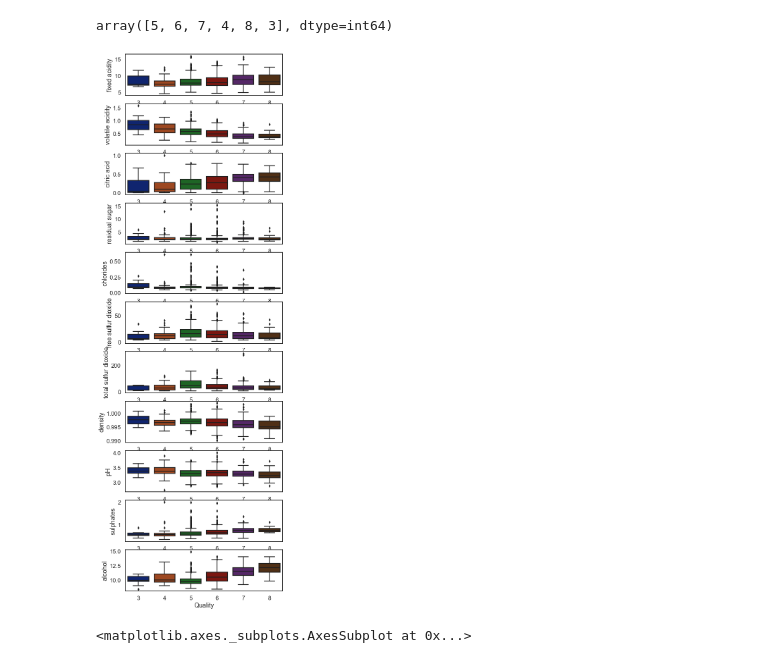
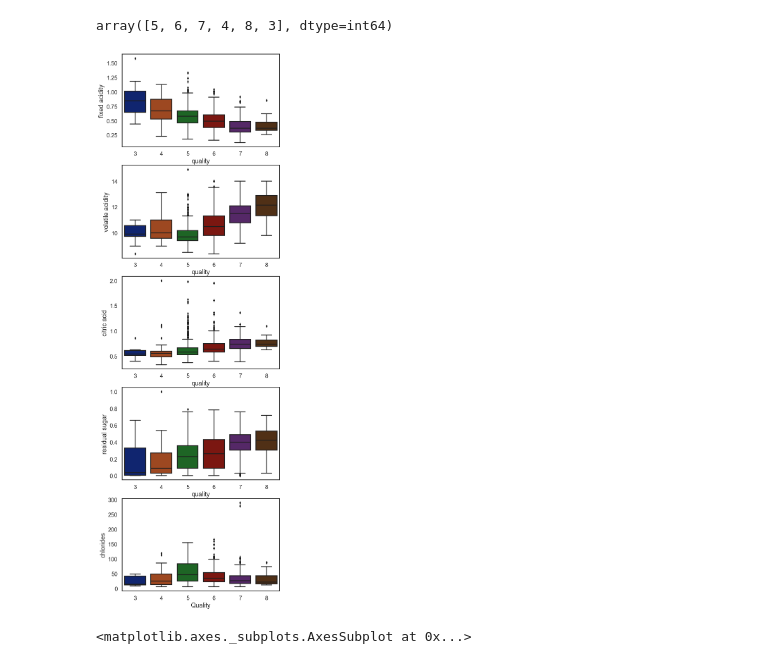
Before and after one commit to DhruvDarda/Red-Wine-Quality-prediction, a Jupyter notebook: Wine Quality.ipynb, the cells around one changed output. Drawn from its saved outputs; the diff is of its cells as text; code cells hidden in the pictures.

```diff
--- a/Wine Quality.ipynb
+++ b/Wine Quality.ipynb
@@ -70,21 +76,21 @@ sns.set_style('white')
 sns.set_context('talk')
 sns.set_palette('dark')
 # %%
-columns = ['volatile acidity', 'alcohol', 'sulphates', 'citric acid']
+columns = ['volatile acidity', 'alcohol', 'sulphates', 'citric acid', 'total sulfur dioxide']
 # %%
 red['quality'].unique()
 # %% [output]
 array([5, 6, 7, 4, 8, 3], dtype=int64)
 # %%
-fig, axs = plt.subplots(11, figsize=(8,28), frameon = False)
-for i in range(11):
-    sns.boxplot(x = red.quality, y = red.iloc[:,i], ax = axs[i]) #(height = red.iloc[:,i], x = red.quality)
+fig, axs = plt.subplots(5, figsize=(8,28), frameon = False)
+for i in range(5):
+    sns.boxplot(x = red.quality, y = red.loc[:,columns[i]], ax = axs[i]) #(height = red.iloc[:,i], x = red.quality)
     axs[i].set_ylabel(red.columns[i])
 
 plt.xlabel('Quality')
 plt.show()
 # %% [output]
-[figure, old version]
+[figure, new version]
 # %%
 red['quality']=[1 if x>=7 else 0 for x in red.quality]
 # %%
```
Also changed, not shown: parts of 5 cells of this notebook.
